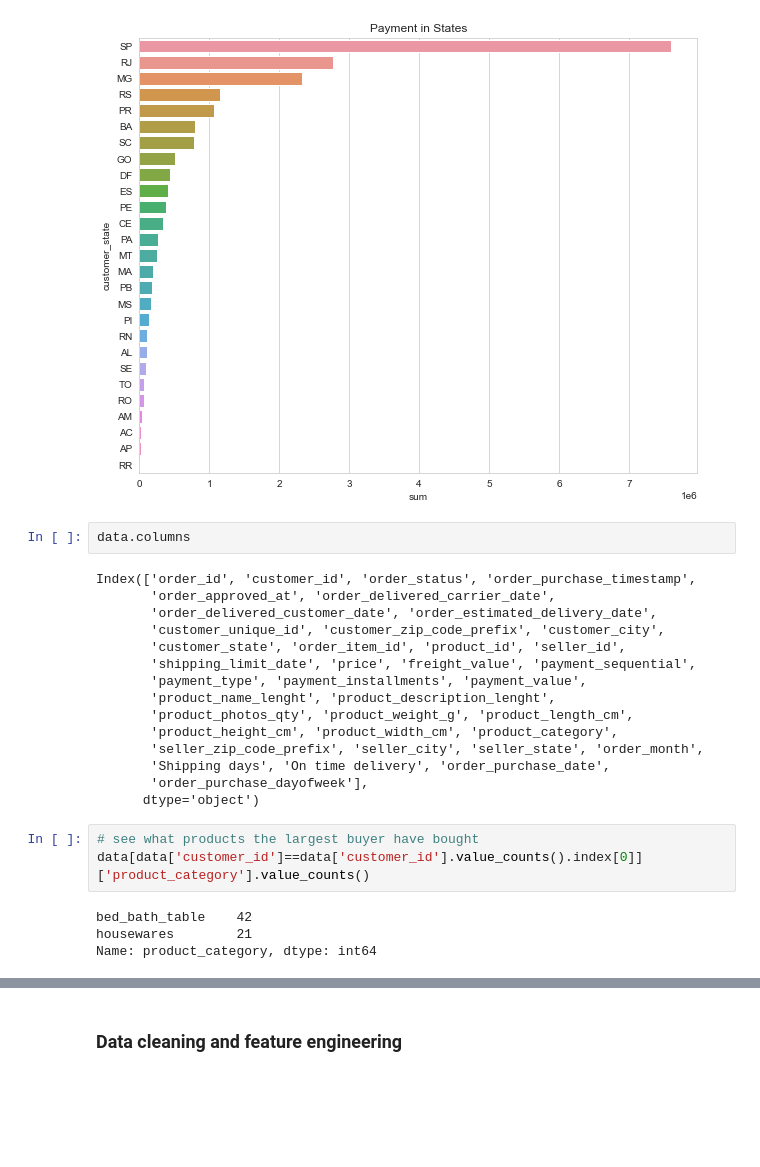
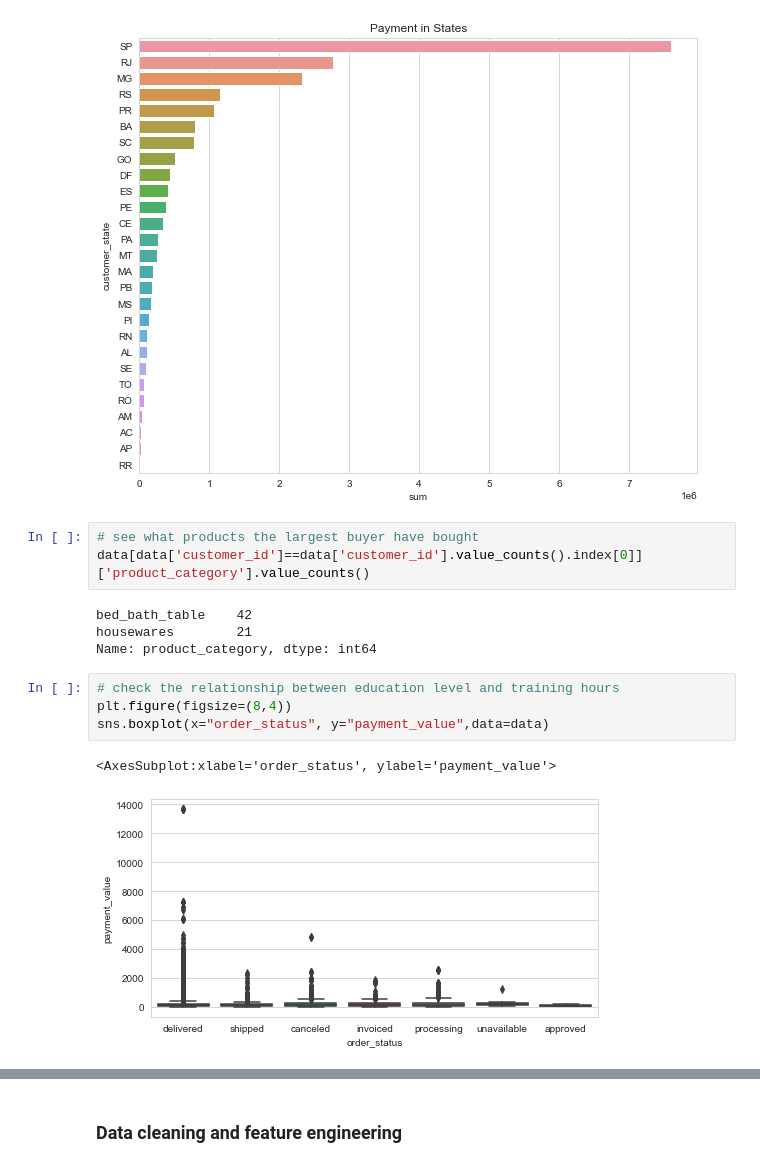
Before and after one commit to jiahuiwang2020/Data-Science-Project, a Jupyter notebook: E_Commerce/Main.ipynb, the cells around one changed output, grey strips where cells are left out. Drawn from its saved outputs; the diff is of its cells as text; blank space fills up the shorter version.

```diff
--- a/E_Commerce/Main.ipynb
+++ b/E_Commerce/Main.ipynb
@@ -379,23 +379,6 @@ ax.set_title('Payment in States')
 # %% [output]
 Text(0.5, 1.0, 'Payment in States')
 [figure]
-# %%
-data.columns
-# %% [output]
-Index(['order_id', 'customer_id', 'order_status', 'order_purchase_timestamp',
-       'order_approved_at', 'order_delivered_carrier_date',
-       'order_delivered_customer_date', 'order_estimated_delivery_date',
-       'customer_unique_id', 'customer_zip_code_prefix', 'customer_city',
-       'customer_state', 'order_item_id', 'product_id', 'seller_id',
-       'shipping_limit_date', 'price', 'freight_value', 'payment_sequential',
-       'payment_type', 'payment_installments', 'payment_value',
-       'product_name_lenght', 'product_description_lenght',
-       'product_photos_qty', 'product_weight_g', 'product_length_cm',
-       'product_height_cm', 'product_width_cm', 'product_category',
-       'seller_zip_code_prefix', 'seller_city', 'seller_state', 'order_month',
-       'Shipping days', 'On time delivery', 'order_purchase_date',
-       'order_purchase_dayofweek'],
-      dtype='object')
 # %%
 # see what products the largest buyer have bought
 data[data['customer_id']==data['customer_id'].value_counts().index[0]]['product_category'].value_counts()
@@ -403,3 +386,10 @@ data[data['customer_id']==data['customer_id'].value_counts().index[0]]['product_
 bed_bath_table    42
 housewares        21
 Name: product_category, dtype: int64
+# %%
+# check the relationship between education level and training hours
+plt.figure(figsize=(8,4))
+sns.boxplot(x="order_status", y="payment_value",data=data)
+# %% [output]
+<AxesSubplot:xlabel='order_status', ylabel='payment_value'>
+[figure, added]
```
Also changed, not shown: parts of 7 cells of this notebook.
